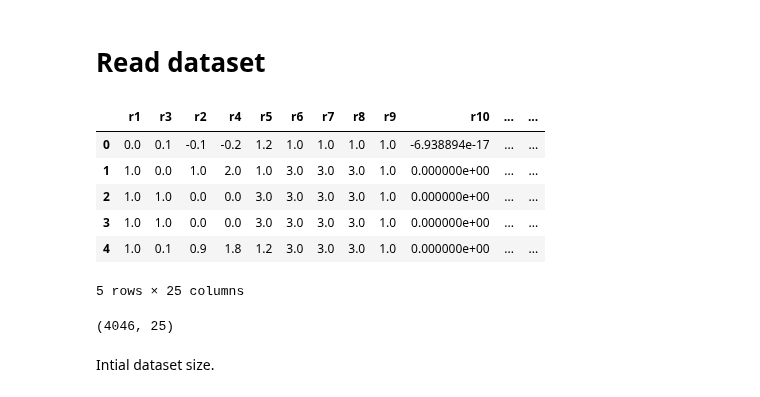
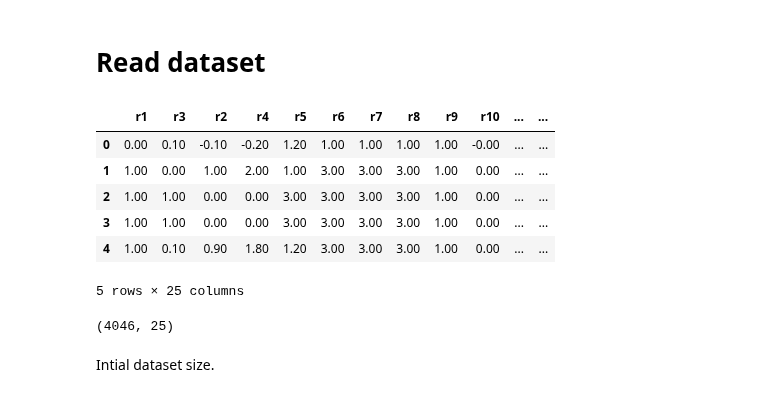
Before and after one commit to costasmexis/phd, a Jupyter notebook: gem_reduction/study_dataset.ipynb, the cells around one changed output. Drawn from its saved outputs; the diff is of its cells as text; code cells hidden in the pictures.

```diff
--- a/gem_reduction/study_dataset.ipynb
+++ b/gem_reduction/study_dataset.ipynb
@@ -2,23 +2,29 @@
 # Read dataset
 # %%
 import pandas as pd
+pd.set_option('display.float_format', lambda x: '%.2f' % x)
+
 import numpy as np
+
+import seaborn as sns
+import matplotlib.pyplot as plt
+
 from ml_functions import *
 
 df = pd.read_csv('toy_dataset.csv', index_col=0)
 
 df.reset_index(inplace=True)
 df.drop('index', axis=1, inplace=True)
 
 display(df.head())
 print(df.shape)
 # %% [output]
 |  | r1 | r3 | r2 | r4 | r5 | r6 | r7 | r8 | r9 | r10 | ... | ... |
-| 0 | 0.0 | 0.1 | -0.1 | -0.2 | 1.2 | 1.0 | 1.0 | 1.0 | 1.0 | -6.938894e-17 | ... | ... |
-| 1 | 1.0 | 0.0 | 1.0 | 2.0 | 1.0 | 3.0 | 3.0 | 3.0 | 1.0 | 0.000000e+00 | ... | ... |
-| 2 | 1.0 | 1.0 | 0.0 | 0.0 | 3.0 | 3.0 | 3.0 | 3.0 | 1.0 | 0.000000e+00 | ... | ... |
-| 3 | 1.0 | 1.0 | 0.0 | 0.0 | 3.0 | 3.0 | 3.0 | 3.0 | 1.0 | 0.000000e+00 | ... | ... |
-| 4 | 1.0 | 0.1 | 0.9 | 1.8 | 1.2 | 3.0 | 3.0 | 3.0 | 1.0 | 0.000000e+00 | ... | ... |
+| 0 | 0.00 | 0.10 | -0.10 | -0.20 | 1.20 | 1.00 | 1.00 | 1.00 | 1.00 | -0.00 | ... | ... |
+| 1 | 1.00 | 0.00 | 1.00 | 2.00 | 1.00 | 3.00 | 3.00 | 3.00 | 1.00 | 0.00 | ... | ... |
+| 2 | 1.00 | 1.00 | 0.00 | 0.00 | 3.00 | 3.00 | 3.00 | 3.00 | 1.00 | 0.00 | ... | ... |
+| 3 | 1.00 | 1.00 | 0.00 | 0.00 | 3.00 | 3.00 | 3.00 | 3.00 | 1.00 | 0.00 | ... | ... |
+| 4 | 1.00 | 0.10 | 0.90 | 1.80 | 1.20 | 3.00 | 3.00 | 3.00 | 1.00 | 0.00 | ... | ... |
 5 rows × 25 columns
 (4046, 25)
 # %% [markdown]
```
Also changed, not shown: parts of 38 cells of this notebook.
